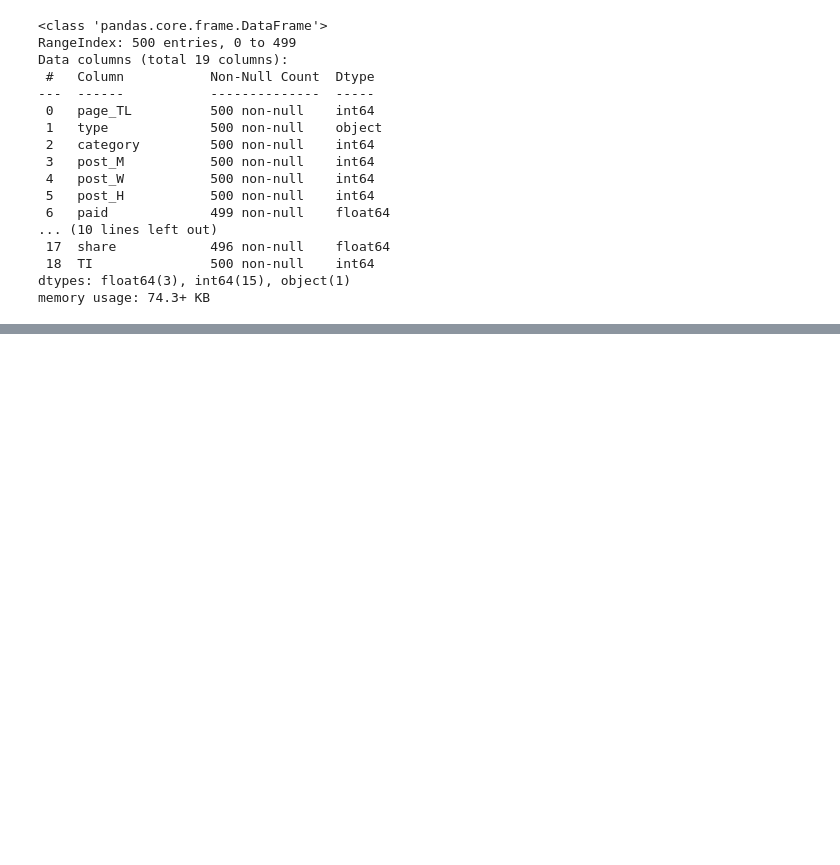
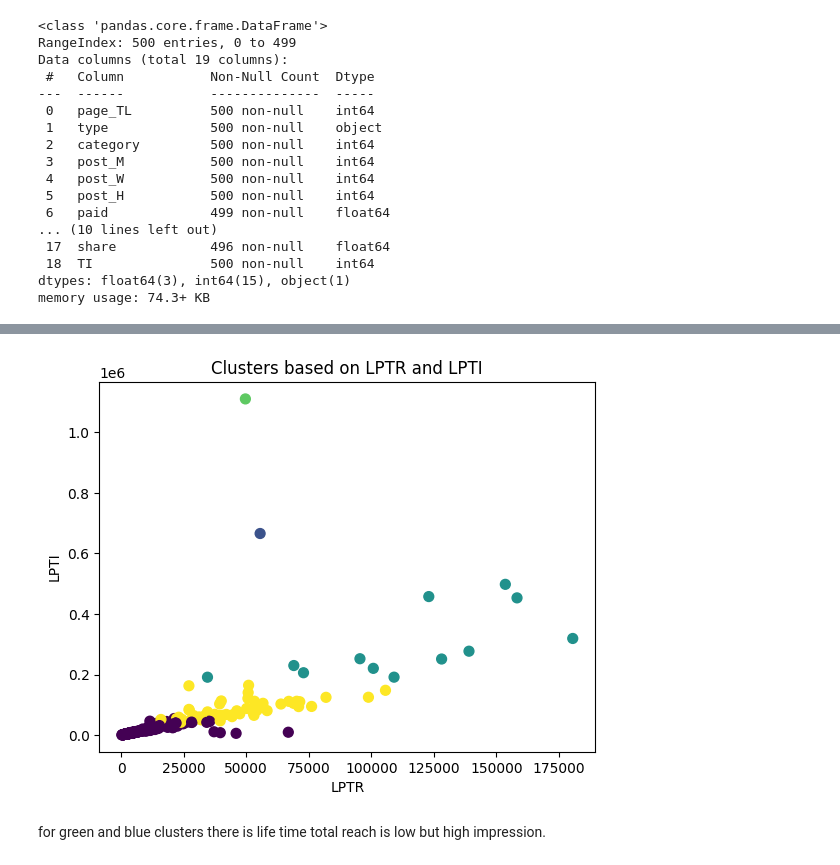
Before and after one commit to jemilnasit/EDA-On-Facebook-Page, a Jupyter notebook: EDA_facebook.ipynb, the cells around one changed output, grey strips where cells are left out. Saved outputs shown, nothing was run; the diff lists cells and outputs as text; code cells hidden in the pictures; blank space fills up the shorter version.

```diff
--- a/EDA_facebook.ipynb
+++ b/EDA_facebook.ipynb
@@ -105,0 +216,10 @@ df.describe()
+# %%
+plt.scatter(df['LPTR'], df['LPTI'], c=df['cluster'], s=50, cmap='viridis')
+plt.title('Clusters based on LPTR and LPTI')
+plt.xlabel('LPTR')
+plt.ylabel('LPTI')
+plt.show()
+# %% [output]
+[figure, added]
+# %% [markdown]
+for green and blue clusters there is life time total reach is low but high impression.
```
Also changed, not shown: parts of 24 cells of this notebook.
